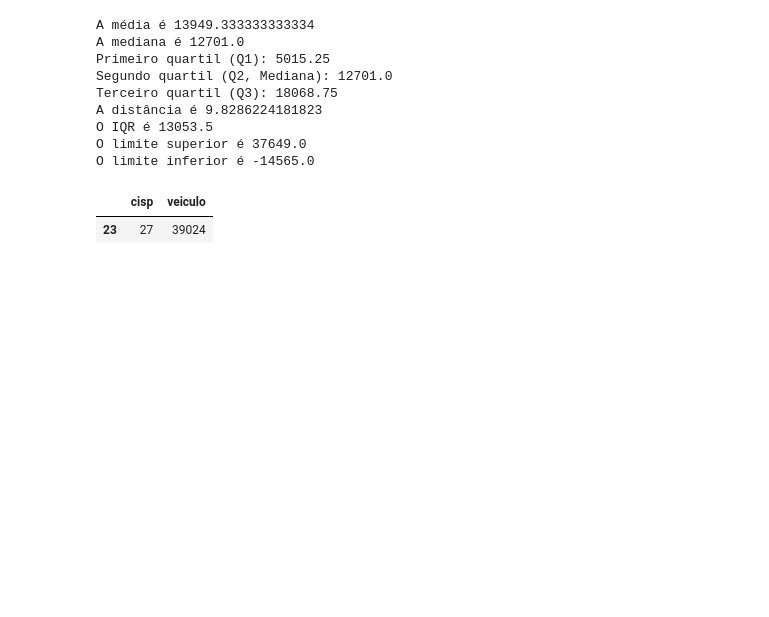
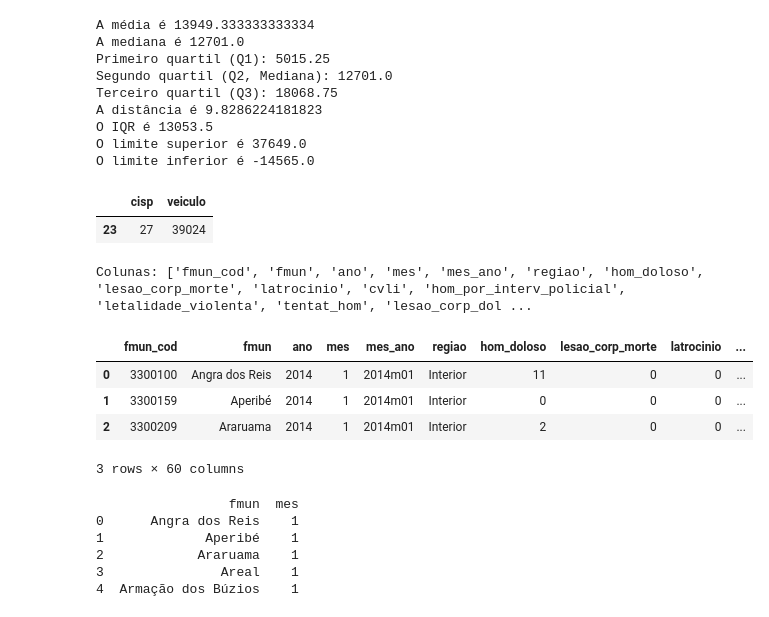
Before and after one commit to annemVem/aulapython_senac, a Jupyter notebook: DesafioAnalitico.ipynb, the cells around one changed output. Cells and saved outputs as stored; diff of their text form; code cells hidden in the pictures; blank space fills up the shorter version.

```diff
--- a/DesafioAnalitico.ipynb
+++ b/DesafioAnalitico.ipynb
@@ -319,3 +319,33 @@ outliers_df_veiculo_capital
 # %% [output]
 |  | cisp | veiculo |
 | 23 | 27 | 39024 |
+# %%
+
+import pandas as pd
+import numpy as np
+
+url = "https://www.ispdados.rj.gov.br/Arquivos/BaseMunicipiomensal.csv"
+df = pd.read_csv(url, sep=";", encoding="latin1")
+
+# Normalizar nomes das colunas (minúsculas, sem espaços nas pontas)
+df.columns = [c.strip().lower() for c in df.columns]
+
+# Conferir rapidamente
+print("Colunas:", df.columns.tolist())
+df.head(3)
+# %% [output]
+Colunas: ['fmun_cod', 'fmun', 'ano', 'mes', 'mes_ano', 'regiao', 'hom_doloso', 'lesao_corp_morte', 'latrocinio', 'cvli', 'hom_por_interv_policial', 'letalidade_violenta', 'tentat_hom', 'lesao_corp_dol ...
+|  | fmun_cod | fmun | ano | mes | mes_ano | regiao | hom_doloso | lesao_corp_morte | latrocinio | ... |
+| 0 | 3300100 | Angra dos Reis | 2014 | 1 | 2014m01 | Interior | 11 | 0 | 0 | ... |
+| 1 | 3300159 | Aperibé | 2014 | 1 | 2014m01 | Interior | 0 | 0 | 0 | ... |
+| 2 | 3300209 | Araruama | 2014 | 1 | 2014m01 | Interior | 2 | 0 | 0 | ... |
+3 rows × 60 columns
+# %%
+print(df[["fmun", "mes"]].head())
+# %% [output]
+                 fmun  mes
+0      Angra dos Reis    1
+1             Aperibé    1
+2            Araruama    1
+3               Areal    1
+4  Armação dos Búzios    1
```
Also changed, not shown: 6 other files.
